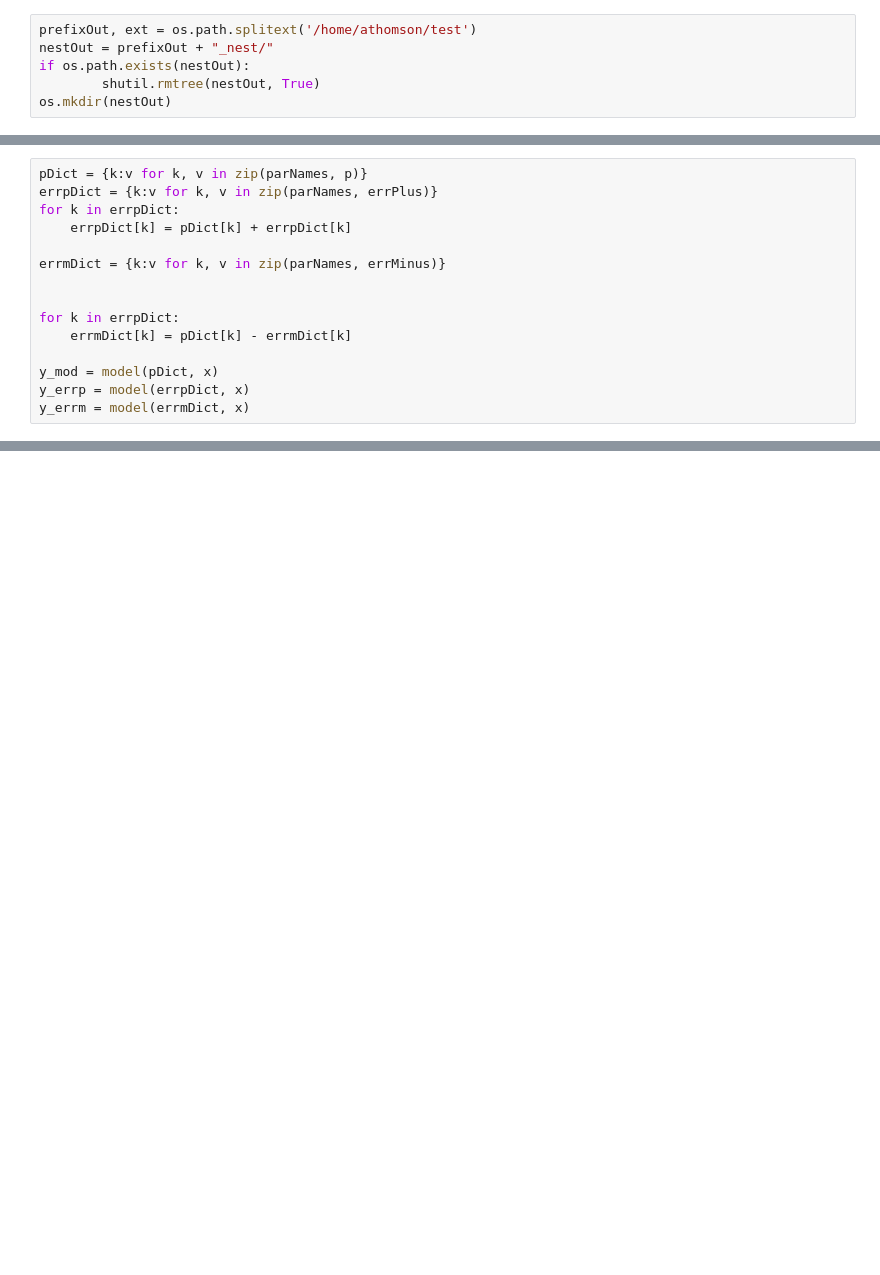
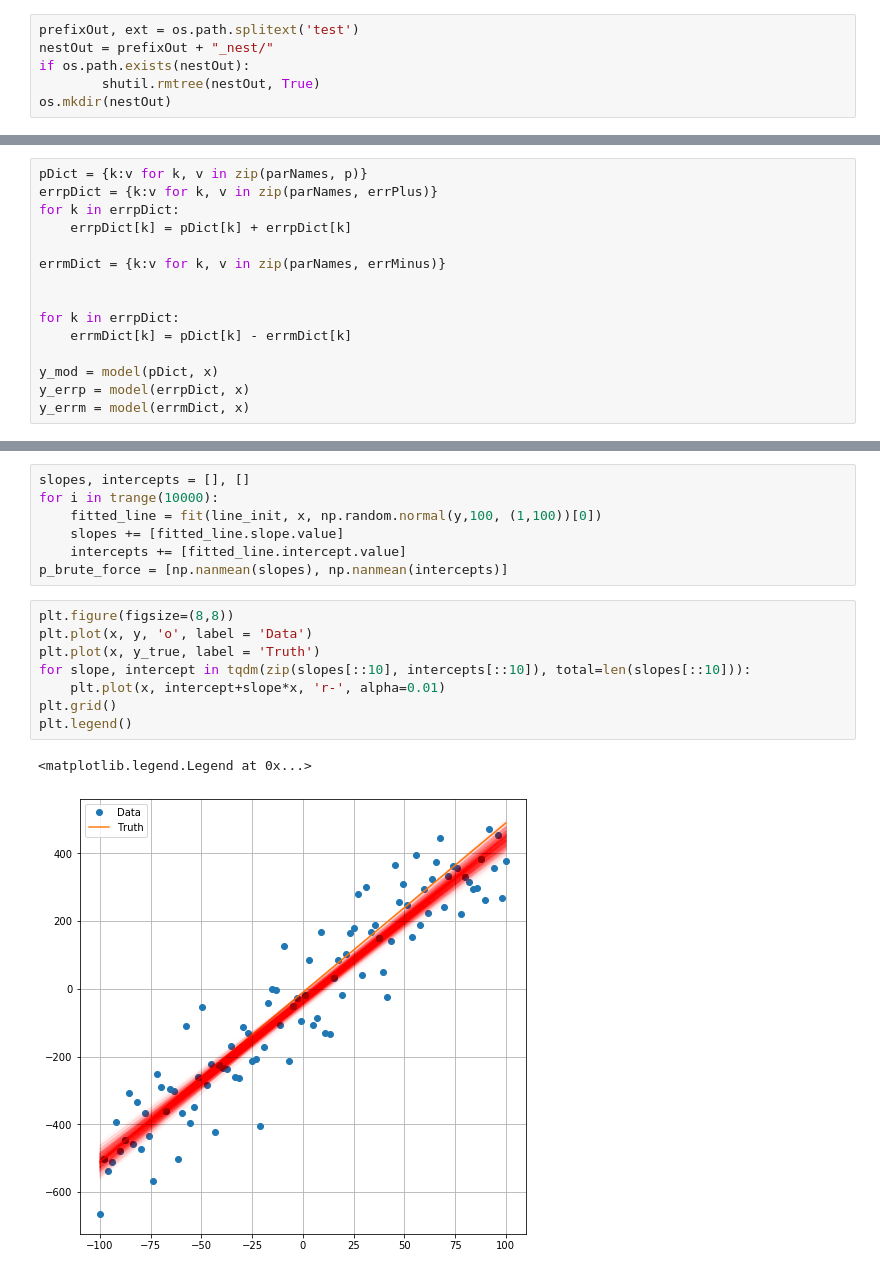
Before and after one commit to AlecThomson/multinest_fit, a Jupyter notebook: multinesttest.ipynb, the cells around one changed output, grey strips where cells are left out. Cells and saved outputs as stored; diff of their text form; blank space fills up the shorter version.

```diff
--- a/multinesttest.ipynb
+++ b/multinesttest.ipynb
@@ -191,5 +192,5 @@ plt.legend()
 # %%
-prefixOut, ext = os.path.splitext('/home/athomson/test')
+prefixOut, ext = os.path.splitext('test')
 nestOut = prefixOut + "_nest/"
 if os.path.exists(nestOut):
         shutil.rmtree(nestOut, True)
@@ -332,0 +368,18 @@ plt.legend()
+# %%
+slopes, intercepts = [], []
+for i in trange(10000):
+    fitted_line = fit(line_init, x, np.random.normal(y,100, (1,100))[0])
+    slopes += [fitted_line.slope.value]
+    intercepts += [fitted_line.intercept.value]
+p_brute_force = [np.nanmean(slopes), np.nanmean(intercepts)]
+# %%
+plt.figure(figsize=(8,8))
+plt.plot(x, y, 'o', label = 'Data')
+plt.plot(x, y_true, label = 'Truth')
+for slope, intercept in tqdm(zip(slopes[::10], intercepts[::10]), total=len(slopes[::10])):
+    plt.plot(x, intercept+slope*x, 'r-', alpha=0.01)
+plt.grid()
+plt.legend()
+# %% [output]
+<matplotlib.legend.Legend at 0x...>
+[figure, added]
```
Also changed, not shown: parts of 14 cells of this notebook.
